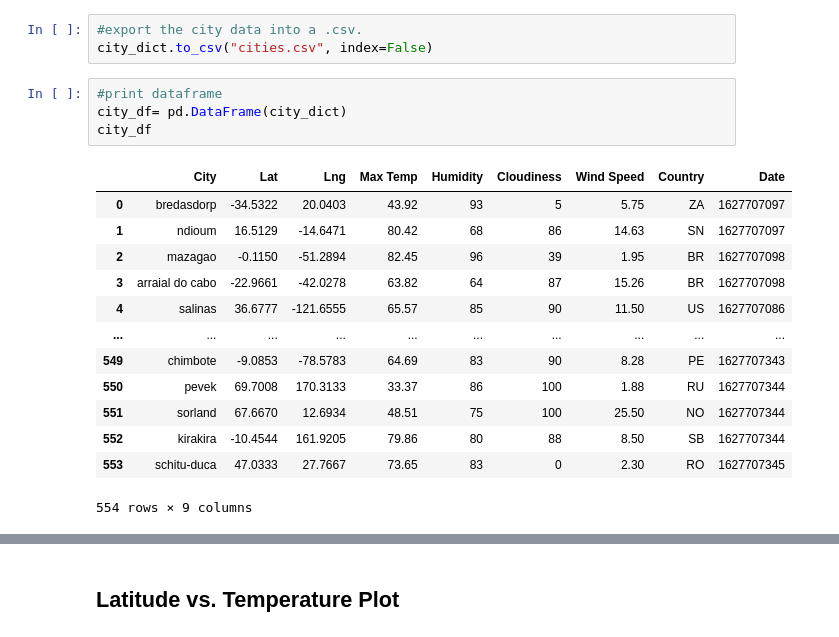
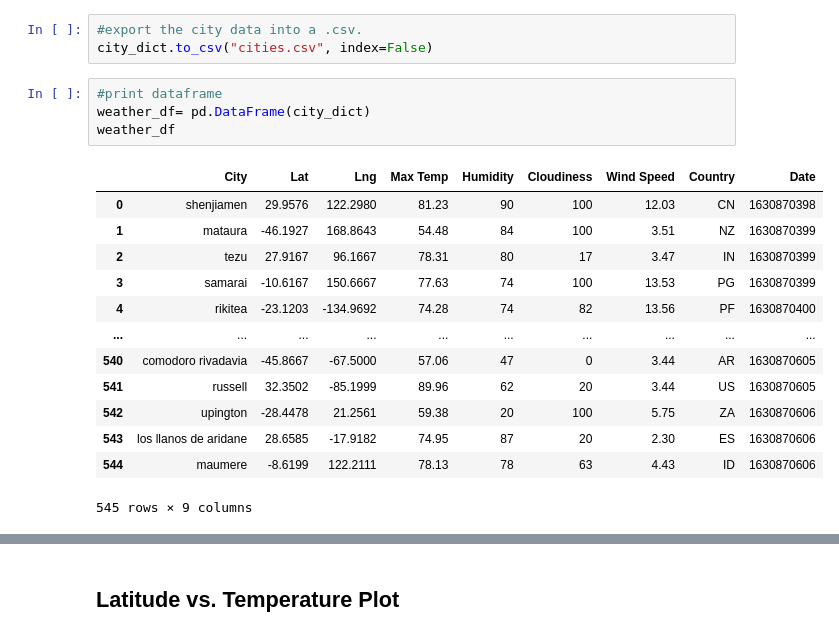
Before and after one commit to zcoronado/python-api-challenge, a Jupyter notebook: WeatherPy.ipynb, the cells around one changed output, grey strips where cells are left out. Drawn from its saved outputs; the diff is of its cells as text.

```diff
--- a/WeatherPy.ipynb
+++ b/WeatherPy.ipynb
@@ -155,19 +148,19 @@ city_dict= pd.DataFrame(city_dict)
 city_dict.to_csv("cities.csv", index=False)
 # %%
 #print dataframe
-city_df= pd.DataFrame(city_dict)
-city_df
+weather_df= pd.DataFrame(city_dict)
+weather_df
 # %% [output]
 |  | City | Lat | Lng | Max Temp | Humidity | Cloudiness | Wind Speed | Country | Date |
-| 0 | bredasdorp | -34.5322 | 20.0403 | 43.92 | 93 | 5 | 5.75 | ZA | 1627707097 |
-| 1 | ndioum | 16.5129 | -14.6471 | 80.42 | 68 | 86 | 14.63 | SN | 1627707097 |
-| 2 | mazagao | -0.1150 | -51.2894 | 82.45 | 96 | 39 | 1.95 | BR | 1627707098 |
-| 3 | arraial do cabo | -22.9661 | -42.0278 | 63.82 | 64 | 87 | 15.26 | BR | 1627707098 |
-| 4 | salinas | 36.6777 | -121.6555 | 65.57 | 85 | 90 | 11.50 | US | 1627707086 |
+| 0 | shenjiamen | 29.9576 | 122.2980 | 81.23 | 90 | 100 | 12.03 | CN | 1630870398 |
+| 1 | mataura | -46.1927 | 168.8643 | 54.48 | 84 | 100 | 3.51 | NZ | 1630870399 |
+| 2 | tezu | 27.9167 | 96.1667 | 78.31 | 80 | 17 | 3.47 | IN | 1630870399 |
+| 3 | samarai | -10.6167 | 150.6667 | 77.63 | 74 | 100 | 13.53 | PG | 1630870399 |
+| 4 | rikitea | -23.1203 | -134.9692 | 74.28 | 74 | 82 | 13.56 | PF | 1630870400 |
 | ... | ... | ... | ... | ... | ... | ... | ... | ... | ... |
-| 549 | chimbote | -9.0853 | -78.5783 | 64.69 | 83 | 90 | 8.28 | PE | 1627707343 |
-| 550 | pevek | 69.7008 | 170.3133 | 33.37 | 86 | 100 | 1.88 | RU | 1627707344 |
-| 551 | sorland | 67.6670 | 12.6934 | 48.51 | 75 | 100 | 25.50 | NO | 1627707344 |
-| 552 | kirakira | -10.4544 | 161.9205 | 79.86 | 80 | 88 | 8.50 | SB | 1627707344 |
-| 553 | schitu-duca | 47.0333 | 27.7667 | 73.65 | 83 | 0 | 2.30 | RO | 1627707345 |
+| 540 | comodoro rivadavia | -45.8667 | -67.5000 | 57.06 | 47 | 0 | 3.44 | AR | 1630870605 |
+| 541 | russell | 32.3502 | -85.1999 | 89.96 | 62 | 20 | 3.44 | US | 1630870605 |
+| 542 | upington | -28.4478 | 21.2561 | 59.38 | 20 | 100 | 5.75 | ZA | 1630870606 |
+| 543 | los llanos de aridane | 28.6585 | -17.9182 | 74.95 | 87 | 20 | 2.30 | ES | 1630870606 |
+| 544 | maumere | -8.6199 | 122.2111 | 78.13 | 78 | 63 | 4.43 | ID | 1630870606 |
-554 rows × 9 columns
+545 rows × 9 columns
```
Also changed, not shown: parts of 17 cells of this notebook, 7 other files.
